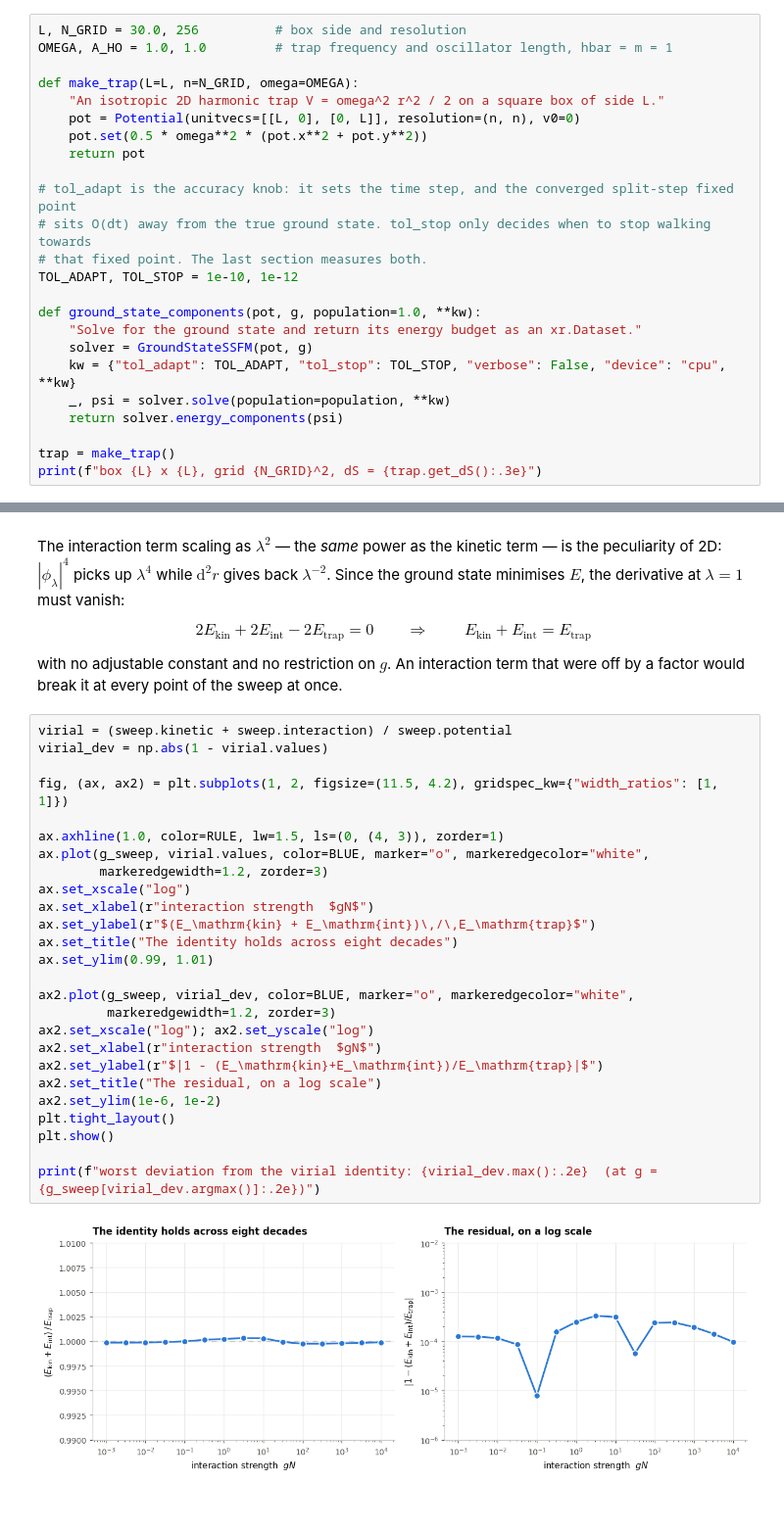
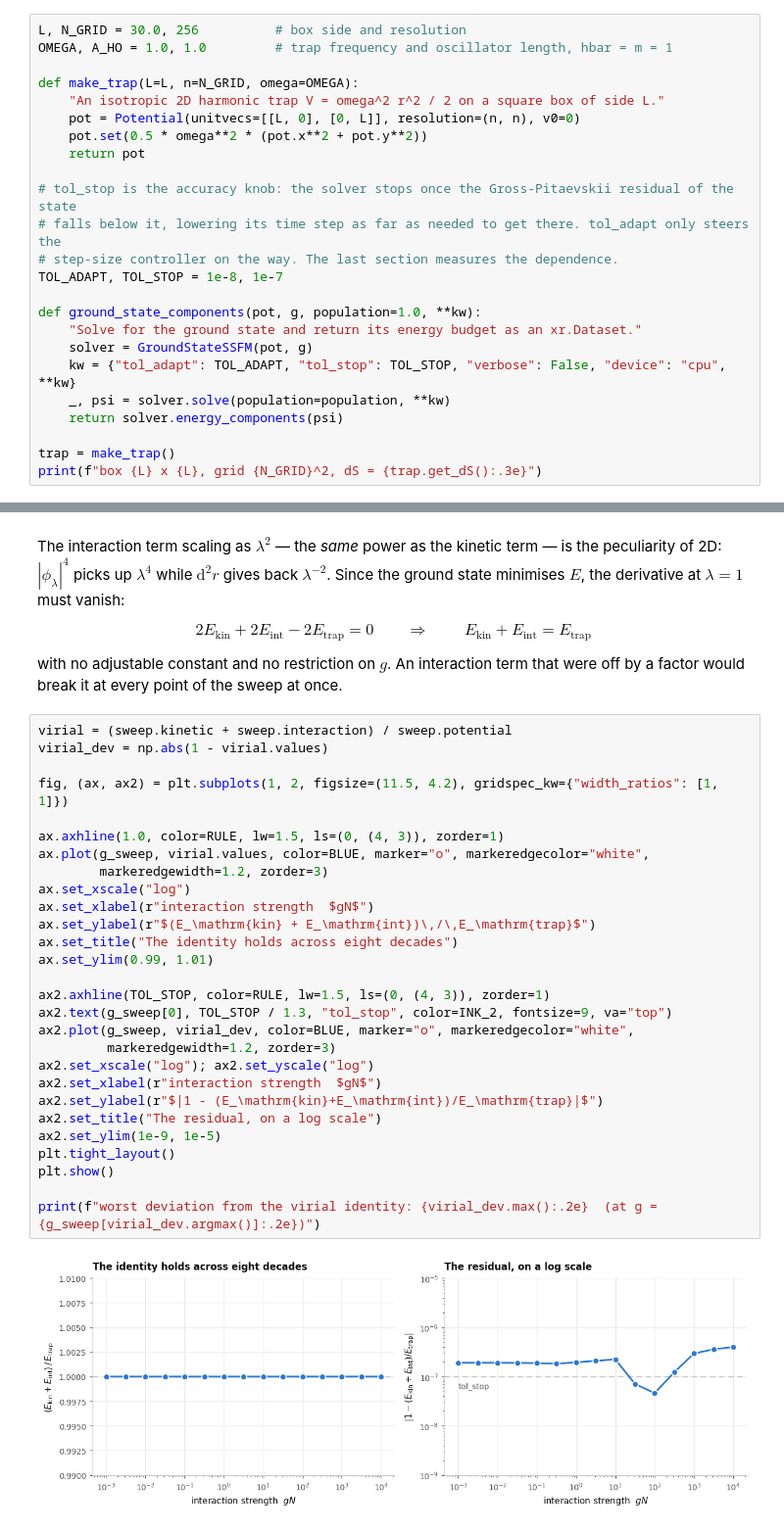
Before and after one commit to GuillotMartin/BECs, a Jupyter notebook: docs/InteractionEnergyScaling.ipynb, the cells around one changed output, grey strips where cells are left out. Shown at 98% size. Drawn from its saved outputs; the diff is of its cells as text.

Commit message:
new groundstate stopping condition

```diff
--- a/docs/InteractionEnergyScaling.ipynb
+++ b/docs/InteractionEnergyScaling.ipynb
@@ -91,10 +91,10 @@ def make_trap(L=L, n=N_GRID, omega=OMEGA):
     pot.set(0.5 * omega**2 * (pot.x**2 + pot.y**2))
     return pot
 
-# tol_adapt is the accuracy knob: it sets the time step, and the converged split-step fixed point
-# sits O(dt) away from the true ground state. tol_stop only decides when to stop walking towards
-# that fixed point. The last section measures both.
-TOL_ADAPT, TOL_STOP = 1e-10, 1e-12
+# tol_stop is the accuracy knob: the solver stops once the Gross-Pitaevskii residual of the state
+# falls below it, lowering its time step as far as needed to get there. tol_adapt only steers the
+# step-size controller on the way. The last section measures the dependence.
+TOL_ADAPT, TOL_STOP = 1e-8, 1e-7
 
 def ground_state_components(pot, g, population=1.0, **kw):
     "Solve for the ground state and return its energy budget as an xr.Dataset."
@@ -306,28 +306,30 @@ factor would break it at every point of the sweep at once.
 # %%
 virial = (sweep.kinetic + sweep.interaction) / sweep.potential
 virial_dev = np.abs(1 - virial.values)
 
 fig, (ax, ax2) = plt.subplots(1, 2, figsize=(11.5, 4.2), gridspec_kw={"width_ratios": [1, 1]})
 
 ax.axhline(1.0, color=RULE, lw=1.5, ls=(0, (4, 3)), zorder=1)
 ax.plot(g_sweep, virial.values, color=BLUE, marker="o", markeredgecolor="white",
         markeredgewidth=1.2, zorder=3)
 ax.set_xscale("log")
 ax.set_xlabel(r"interaction strength  $gN$")
 ax.set_ylabel(r"$(E_\mathrm{kin} + E_\mathrm{int})\,/\,E_\mathrm{trap}$")
 ax.set_title("The identity holds across eight decades")
 ax.set_ylim(0.99, 1.01)
 
+ax2.axhline(TOL_STOP, color=RULE, lw=1.5, ls=(0, (4, 3)), zorder=1)
+ax2.text(g_sweep[0], TOL_STOP / 1.3, "tol_stop", color=INK_2, fontsize=9, va="top")
 ax2.plot(g_sweep, virial_dev, color=BLUE, marker="o", markeredgecolor="white",
          markeredgewidth=1.2, zorder=3)
 ax2.set_xscale("log"); ax2.set_yscale("log")
 ax2.set_xlabel(r"interaction strength  $gN$")
 ax2.set_ylabel(r"$|1 - (E_\mathrm{kin}+E_\mathrm{int})/E_\mathrm{trap}|$")
 ax2.set_title("The residual, on a log scale")
-ax2.set_ylim(1e-6, 1e-2)
+ax2.set_ylim(1e-9, 1e-5)
 plt.tight_layout()
 plt.show()
 
 print(f"worst deviation from the virial identity: {virial_dev.max():.2e}  (at g = {g_sweep[virial_dev.argmax()]:.2e})")
 # %% [output]
-[figure, old version]
+[figure, new version]
```
Also changed, not shown: parts of 7 cells of this notebook, 3 other files.
